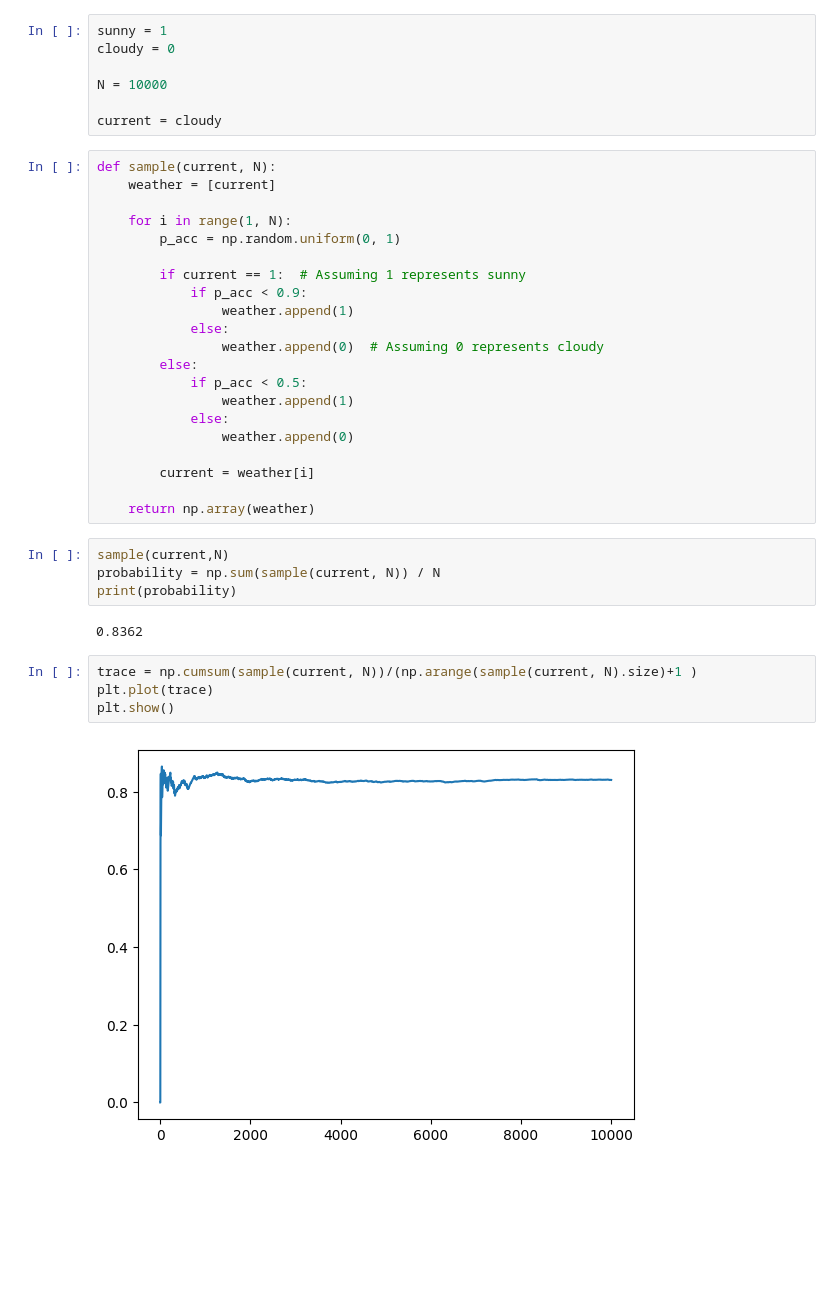
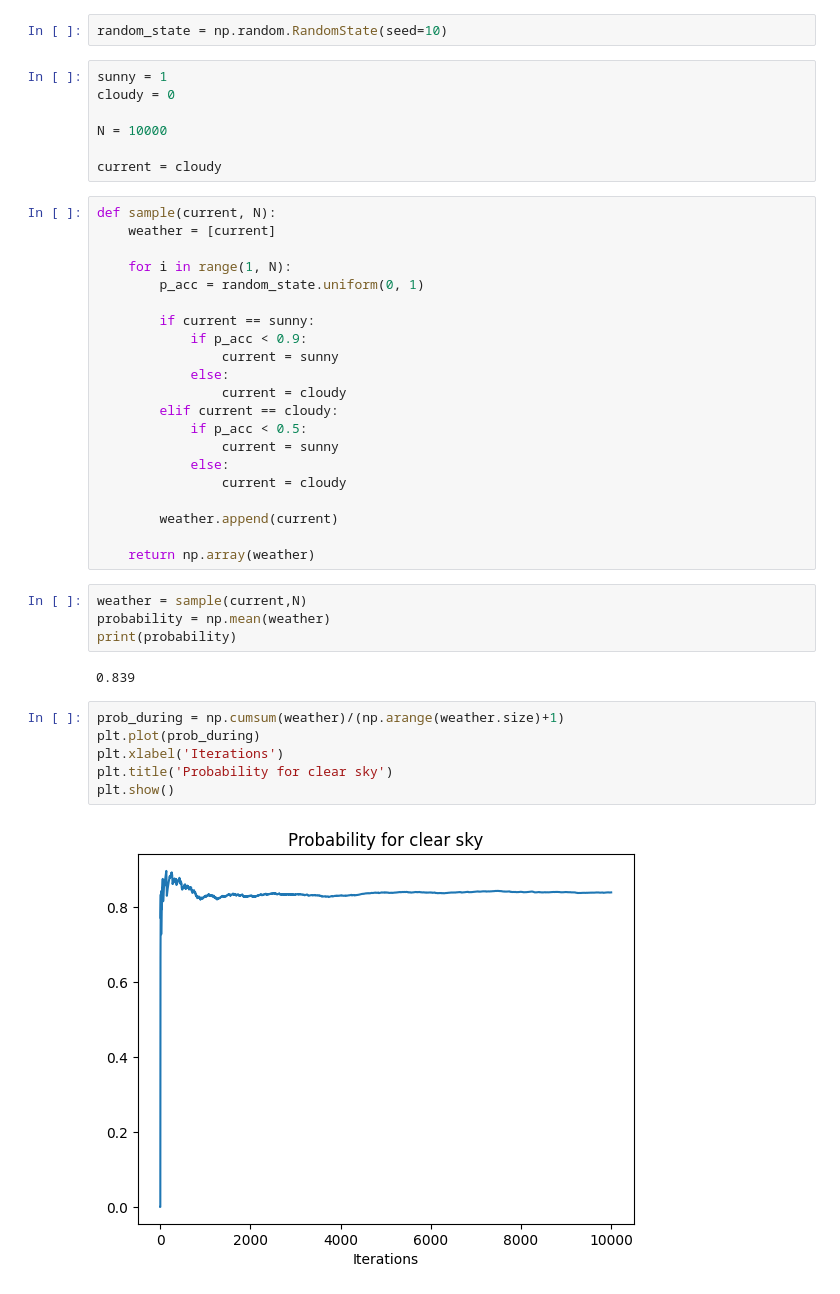
Before and after one commit to GiuliaConti/astrostatistics_bicocca_2024, a Jupyter notebook: working/E09_L10_sunny.ipynb, the cells around one changed output. Saved outputs shown, nothing was run; the diff lists cells and outputs as text; blank space fills up the shorter version.

Commit message:
Work on exercise 9 from lecture 10 (sunny and cloudy)

```diff
--- a/working/E09_L10_sunny.ipynb
+++ b/working/E09_L10_sunny.ipynb
@@ -5,4 +5,6 @@ from matplotlib import pyplot as plt      # Plots
 import astroML.stats
+# %%
+random_state = np.random.RandomState(seed=10)
 # %%
 sunny = 1
 cloudy = 0
@@ -15,32 +17,34 @@ def sample(current, N):
     weather = [current]
 
     for i in range(1, N):
-        p_acc = np.random.uniform(0, 1)
+        p_acc = random_state.uniform(0, 1)
 
-        if current == 1:  # Assuming 1 represents sunny
+        if current == sunny:
             if p_acc < 0.9:
-                weather.append(1)
+                current = sunny
             else:
-                weather.append(0)  # Assuming 0 represents cloudy
-        else:
+                current = cloudy
+        elif current == cloudy:
             if p_acc < 0.5:
-                weather.append(1)
+                current = sunny
             else:
-                weather.append(0)
+                current = cloudy
 
-        current = weather[i]
+        weather.append(current)
 
     return np.array(weather)
 # %%
-sample(current,N)
-probability = np.sum(sample(current, N)) / N
+weather = sample(current,N)
+probability = np.mean(weather)
 print(probability)
 # %% [output]
-0.8362
+0.839
 # %%
-trace = np.cumsum(sample(current, N))/(np.arange(sample(current, N).size)+1 )
-plt.plot(trace)
+prob_during = np.cumsum(weather)/(np.arange(weather.size)+1)
+plt.plot(prob_during)
+plt.xlabel('Iterations')
+plt.title('Probability for clear sky')
 plt.show()
 # %% [output]
-[figure, old version]
+[figure, new version]
 # %%
```
Also changed, not shown: parts of 6 cells of this notebook, 1 other file.
